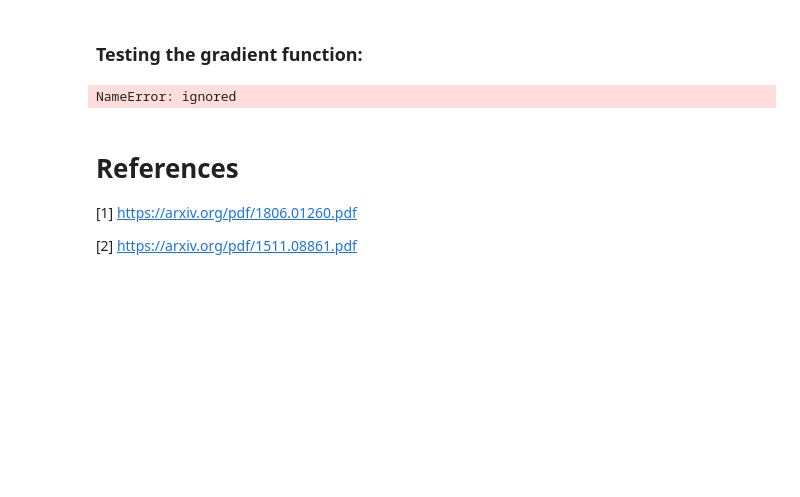
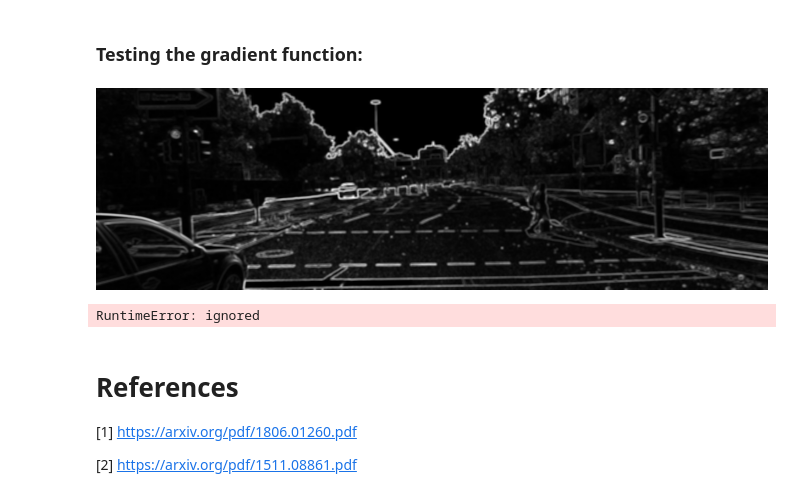
Before and after one commit to ArjunNarayan2066/CS484_project, a Jupyter notebook: cs484_project.ipynb, the cells around one changed output. Cells and saved outputs as stored; diff of their text form; code cells hidden in the pictures; blank space fills up the shorter version.

Commit message:
trying to run gradient

```diff
--- a/cs484_project.ipynb
+++ b/cs484_project.ipynb
@@ -870,19 +393,22 @@ def get_gradient(t, gauss_blur_sigma=None, kernel_size = 5):
 # %%
 
 # Read in image
-im = Image.open("./kitti_data/2011_09_28/2011_09_28_drive_0002_sync/image_00/data/0000000172.png")
+from PIL import Image
+im = Image.open("./kitti_data/2011_09_28/2011_09_28_drive_0002_sync/image_00/data/0000000172.jpg")
 
 # Convert to tensor and compute gradient
 t = transforms.ToTensor()
 t_im = t(im)[None]
 t_im.shape
 grad = get_gradient(t_im, gauss_blur_sigma=2)
 
 
 t2 = transforms.ToPILImage()
 g = t2(grad[0])
 
 g
+# %% [output]
+[figure, added]
 # %%
 ###
 ###
@@ -1098,8 +617,8 @@ class MyTraining(object):
 # %%
-train = Training()
+train = MyTraining(12, weight_by_gradient=False)
 train.run_training_loop()
 # %% [output]
-NameError: ignored
+RuntimeError: ignored
 # %% [markdown]
 # References
 
```
Also changed, not shown: parts of 10 cells of this notebook.
